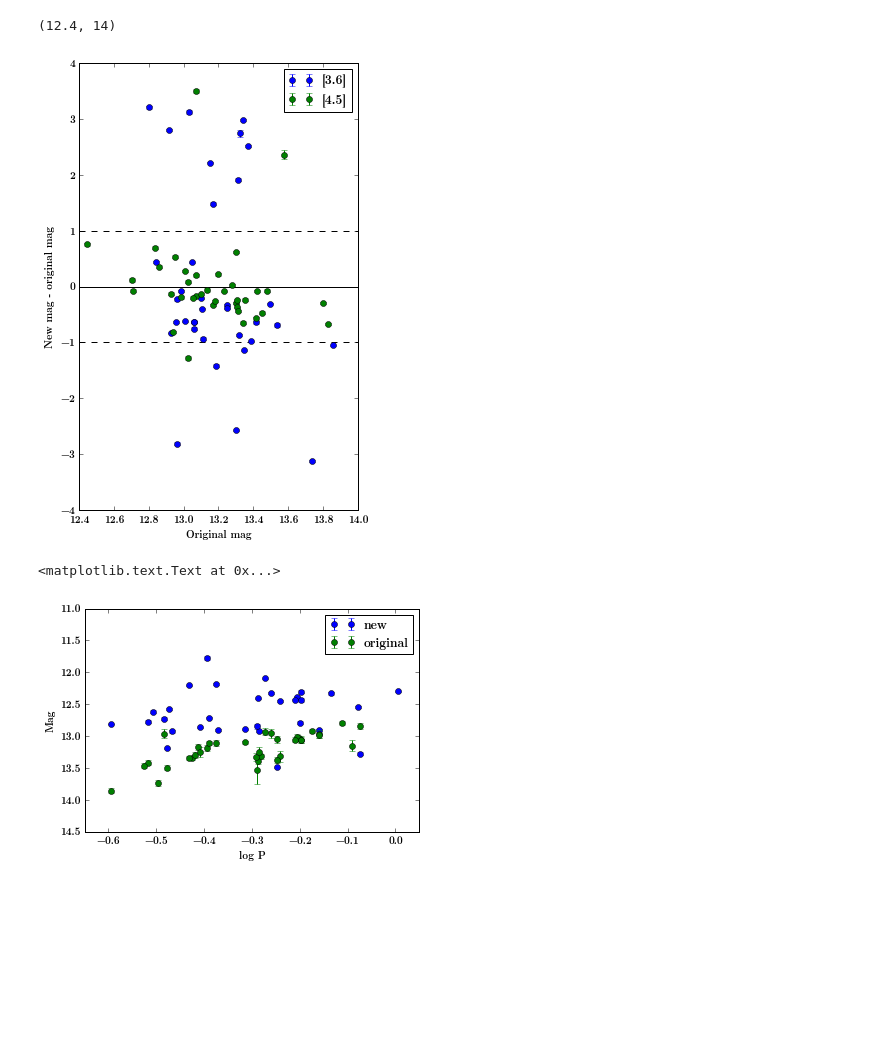
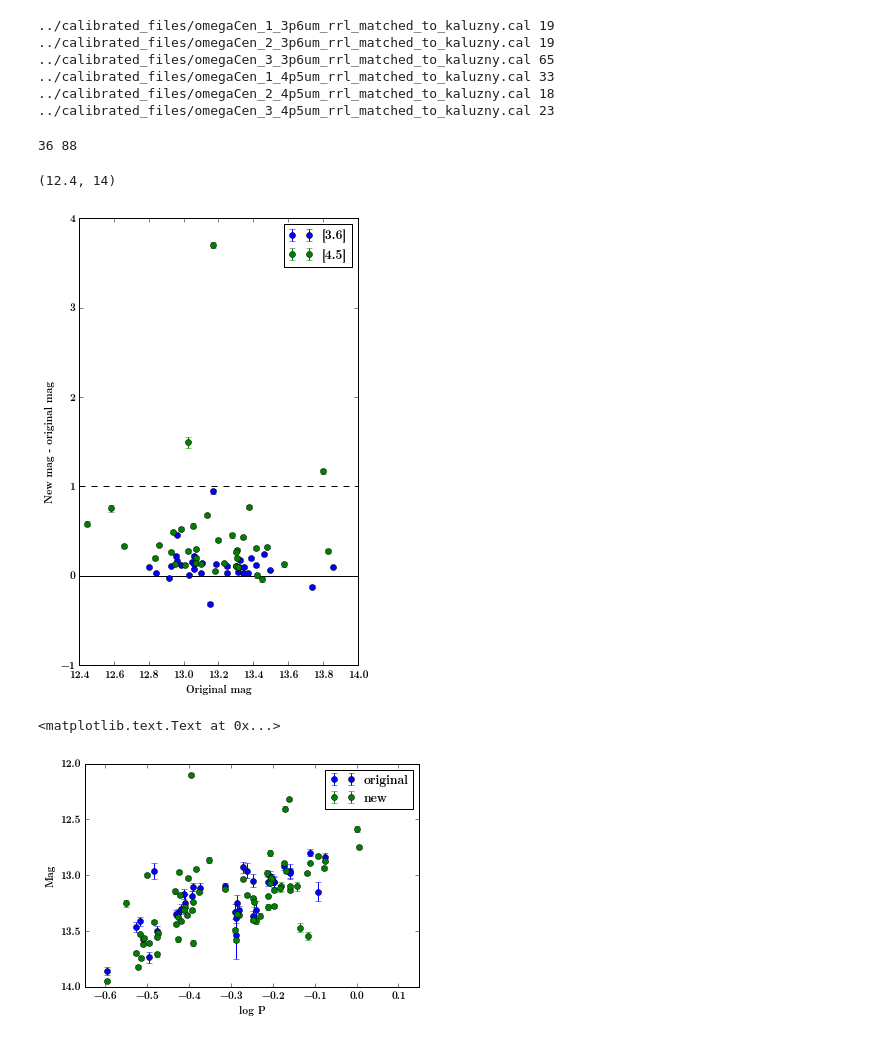
Before and after one commit to vickyscowcroft/omegaCen, a Jupyter notebook: reworked_fitting_code/make csv from new photometry.ipynb, the cells around one changed output. Drawn from its saved outputs; the diff is of its cells as text; code cells hidden in the pictures; blank space fills up the shorter version.

```diff
--- a/reworked_fitting_code/make csv from new photometry.ipynb
+++ b/reworked_fitting_code/make csv from new photometry.ipynb
@@ -23,9 +27,10 @@ for filt in ['3p6','4p5']:
         mag = 'mag_avg_{}'.format(filt)
         merr = 'merr_avg_{}'.format(filt)
         df = pd.read_csv(f,delim_whitespace=True)
+        #print df.als_id
         df.Type = df.Type.str.split('RR').str.get(-1).astype(int)
         df.ID = df.ID.str.split('V').str.get(-1).astype(int)
-        df_p = pd.read_csv(f.replace('_matched_to_kaluzny.cal','.raw'),delim_whitespace=True,
+        df_p = pd.read_csv(f.replace('rrl_matched_to_kaluzny','mod'),delim_whitespace=True,
                            names=colnames)
         df_p.drop('mag_13',axis=1,inplace=True)
         df_p.drop('merr_13',axis=1,inplace=True)
@@ -34,8 +39,21 @@ for filt in ['3p6','4p5']:
         df_p[mag] = np.log10(np.mean(10**(df_p.filter(regex='mag_')),axis=1))
         df_p[merr] = np.sqrt(np.sum((df_p.filter(regex='merr_'))**2,axis=1))/12
         df_comb = df.merge(df_p,on='als_id')
+        #df_comb.drop_duplicates(subset=['ID','als_id_x'],inplace=True)
         df_comb.index = df_comb.ID
+        print f, len(df_comb.index)
         df_orig.update(df_comb[[mag,merr]])
+# %% [output]
+../calibrated_files/omegaCen_1_3p6um_rrl_matched_to_kaluzny.cal 19
+../calibrated_files/omegaCen_2_3p6um_rrl_matched_to_kaluzny.cal 19
+../calibrated_files/omegaCen_3_3p6um_rrl_matched_to_kaluzny.cal 65
+../calibrated_files/omegaCen_1_4p5um_rrl_matched_to_kaluzny.cal 33
+../calibrated_files/omegaCen_2_4p5um_rrl_matched_to_kaluzny.cal 18
+../calibrated_files/omegaCen_3_4p5um_rrl_matched_to_kaluzny.cal 23
+# %%
+print len(df_orig.mag_3[np.isfinite(df_orig.mag_3)]), len(df_orig.mag_avg_3p6[np.isfinite(df_orig.mag_avg_3p6)])
+# %% [output]
+36 88
 # %%
 plt.subplots(1,1,figsize=(5,8))
 plt.errorbar(df_orig.mag_3,df_orig.mag_avg_3p6 - df_orig.mag_3, df_orig.merr_avg_3p6.values, fmt='o', label='[3.6]')
@@ -49,19 +67,18 @@ plt.legend()
 plt.xlim(12.4,14)
 # %% [output]
 (12.4, 14)
-[figure, old version]
+[figure, new version]
 # %%
 plt.subplots(1,1)
+plt.errorbar(np.log10(df_orig.per), df_orig.mag_3, df_orig.merr_3.values, fmt='o', label='original')
 plt.errorbar(np.log10(df_orig.per), df_orig.mag_avg_3p6, df_orig.merr_avg_3p6.values, fmt='o', label='new')
-plt.errorbar(np.log10(df_orig.per), df_orig.mag_3, df_orig.merr_3.values, fmt='o', label='original')
-#plt.errorbar(np.log10(df_orig.per), df_orig.mag_avg_4p5, df_orig.merr_avg_4p5.values, fmt='o', label='[4.5]')
-plt.ylim(14.5,11)
-plt.xlim(-0.65,0.05)
+plt.ylim(14,12)
+plt.xlim(-0.65,0.15)
 plt.legend(loc=0)
 plt.xlabel('log P')
 plt.ylabel('Mag')
 # %% [output]
 <matplotlib.text.Text at 0x...>
-[figure, old version]
+[figure, new version]
 # %%
 plt.subplots(1,1)
```
Also changed, not shown: parts of 4 cells of this notebook, 13 other files.
